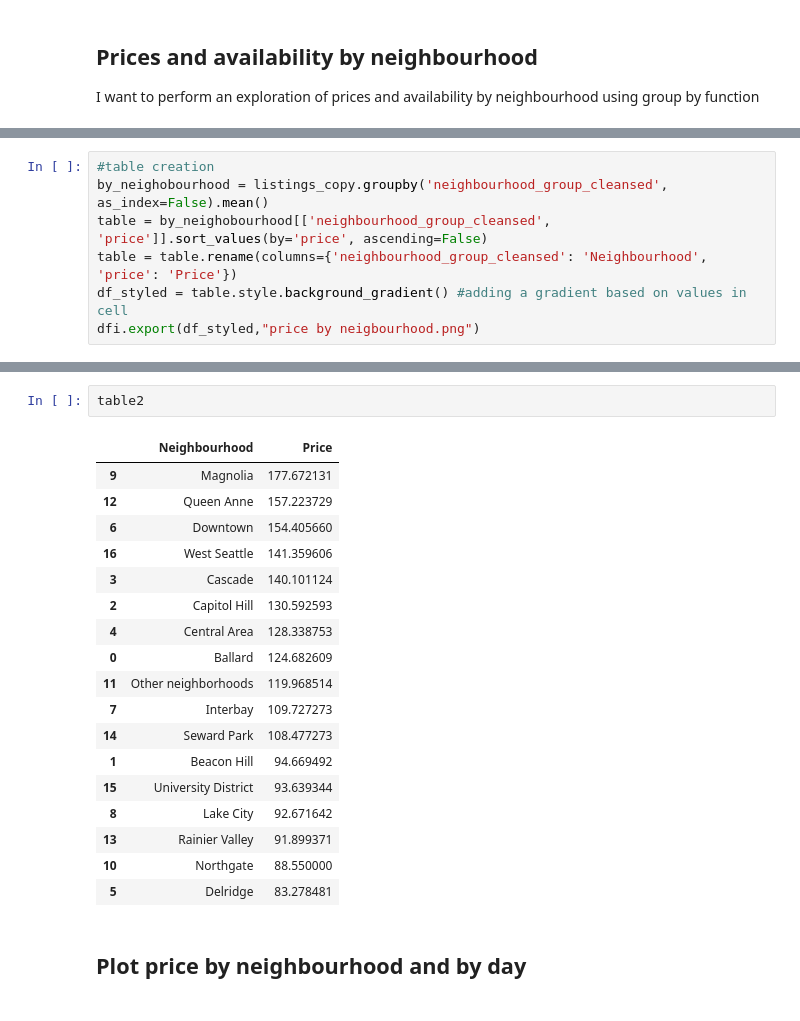
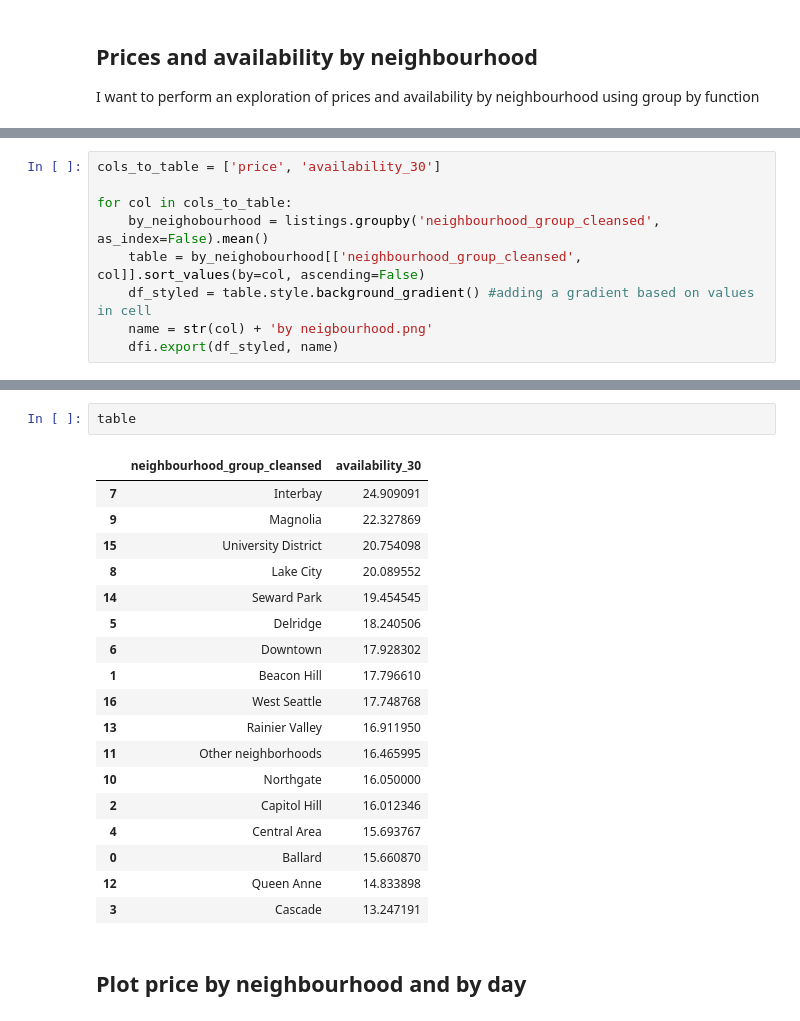
Before and after one commit to alejandrosierramartinez/airbnbseattledataset, a Jupyter notebook: seattle_AirBNB.ipynb, the cells around one changed output, grey strips where cells are left out. Drawn from its saved outputs; the diff is of its cells as text.

```diff
--- a/seattle_AirBNB.ipynb
+++ b/seattle_AirBNB.ipynb
@@ -496,7 +479,9 @@ listings_copy['price'] = listings_copy.price.str.replace('$', '').str.replace(',
 # %%
-#table creation
-by_neighobourhood = listings_copy.groupby('neighbourhood_group_cleansed', as_index=False).mean()
-table = by_neighobourhood[['neighbourhood_group_cleansed', 'price']].sort_values(by='price', ascending=False)
-table = table.rename(columns={'neighbourhood_group_cleansed': 'Neighbourhood', 'price': 'Price'})
-df_styled = table.style.background_gradient() #adding a gradient based on values in cell
-dfi.export(df_styled,"price by neigbourhood.png")
+cols_to_table = ['price', 'availability_30']
+
+for col in cols_to_table:
+    by_neighobourhood = listings.groupby('neighbourhood_group_cleansed', as_index=False).mean()
+    table = by_neighobourhood[['neighbourhood_group_cleansed', col]].sort_values(by=col, ascending=False)
+    df_styled = table.style.background_gradient() #adding a gradient based on values in cell
+    name = str(col) + 'by neigbourhood.png'
+    dfi.export(df_styled, name)
@@ -510,24 +488,24 @@ dfi.export(df_styled2,"availability by neigbourhood.png")
-# %%
-table2
-# %% [output]
-|  | Neighbourhood | Price |
-| 9 | Magnolia | 177.672131 |
-| 12 | Queen Anne | 157.223729 |
-| 6 | Downtown | 154.405660 |
-| 16 | West Seattle | 141.359606 |
-| 3 | Cascade | 140.101124 |
-| 2 | Capitol Hill | 130.592593 |
-| 4 | Central Area | 128.338753 |
-| 0 | Ballard | 124.682609 |
-| 11 | Other neighborhoods | 119.968514 |
-| 7 | Interbay | 109.727273 |
-| 14 | Seward Park | 108.477273 |
-| 1 | Beacon Hill | 94.669492 |
-| 15 | University District | 93.639344 |
-| 8 | Lake City | 92.671642 |
-| 13 | Rainier Valley | 91.899371 |
-| 10 | Northgate | 88.550000 |
-| 5 | Delridge | 83.278481 |
+# %%
+table
+# %% [output]
+|  | neighbourhood_group_cleansed | availability_30 |
+| 7 | Interbay | 24.909091 |
+| 9 | Magnolia | 22.327869 |
+| 15 | University District | 20.754098 |
+| 8 | Lake City | 20.089552 |
+| 14 | Seward Park | 19.454545 |
+| 5 | Delridge | 18.240506 |
+| 6 | Downtown | 17.928302 |
+| 1 | Beacon Hill | 17.796610 |
+| 16 | West Seattle | 17.748768 |
+| 13 | Rainier Valley | 16.911950 |
+| 11 | Other neighborhoods | 16.465995 |
+| 10 | Northgate | 16.050000 |
+| 2 | Capitol Hill | 16.012346 |
+| 4 | Central Area | 15.693767 |
+| 0 | Ballard | 15.660870 |
+| 12 | Queen Anne | 14.833898 |
+| 3 | Cascade | 13.247191 |
 # %% [markdown]
 ## Plot price by neighbourhood and by day
 # %% [markdown]
```
Also changed, not shown: parts of 34 cells of this notebook.
